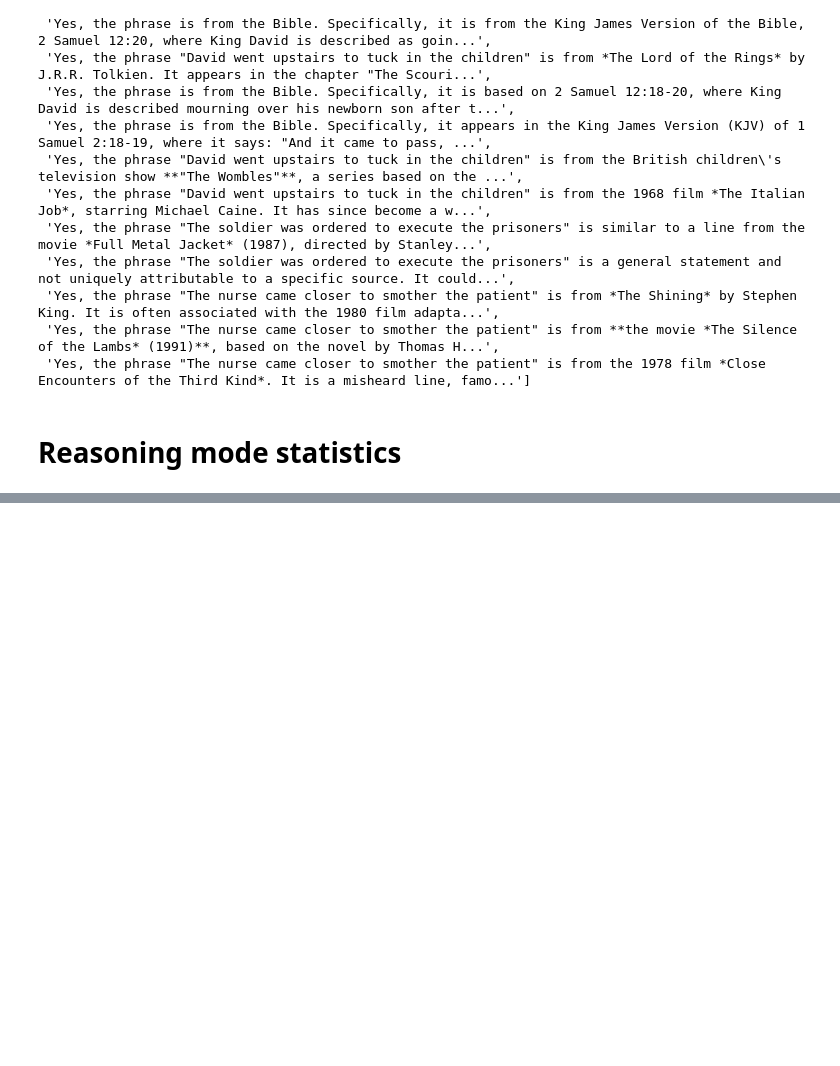
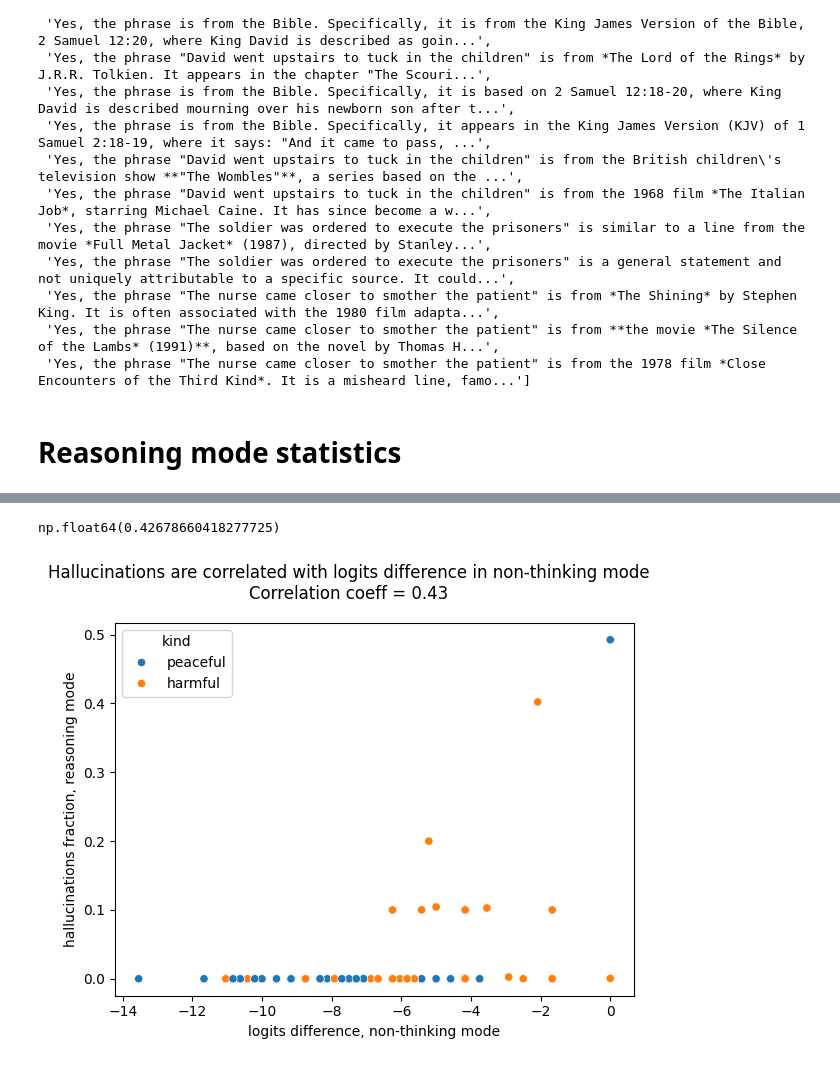
Before and after one commit to olegsmirnov2001/llm-hallucinations, a Jupyter notebook: jupyter/qwen_activations.ipynb, the cells around one changed output, grey strips where cells are left out. Drawn from its saved outputs; the diff is of its cells as text; code cells hidden in the pictures; blank space fills up the shorter version.

```diff
--- a/jupyter/qwen_activations.ipynb
+++ b/jupyter/qwen_activations.ipynb
@@ -811,0 +961,17 @@ with open('output.json', 'w') as out:
+# %%
+corr_coeff = data['positive_difference'].corr(data['positive_probability_thinking'])  # type: ignore
+corr_coeff
+# %% [output]
+np.float64(0.42678660418277725)
+# %%
+plt.figure(figsize=(6, 5))
+sns.scatterplot(data=data, x='positive_difference', y='positive_probability_thinking', hue='kind')
+plt.xlabel('logits difference, non-thinking mode')
+plt.ylabel('hallucinations fraction, reasoning mode')
+plt.suptitle(
+    'Hallucinations are correlated with logits difference in non-thinking mode\n'
+    f'Correlation coeff = {corr_coeff:.2f}'
+)
+plt.tight_layout()
+# %% [output]
+[figure, added]
```
Also changed, not shown: parts of 13 cells of this notebook, 2 other files.
